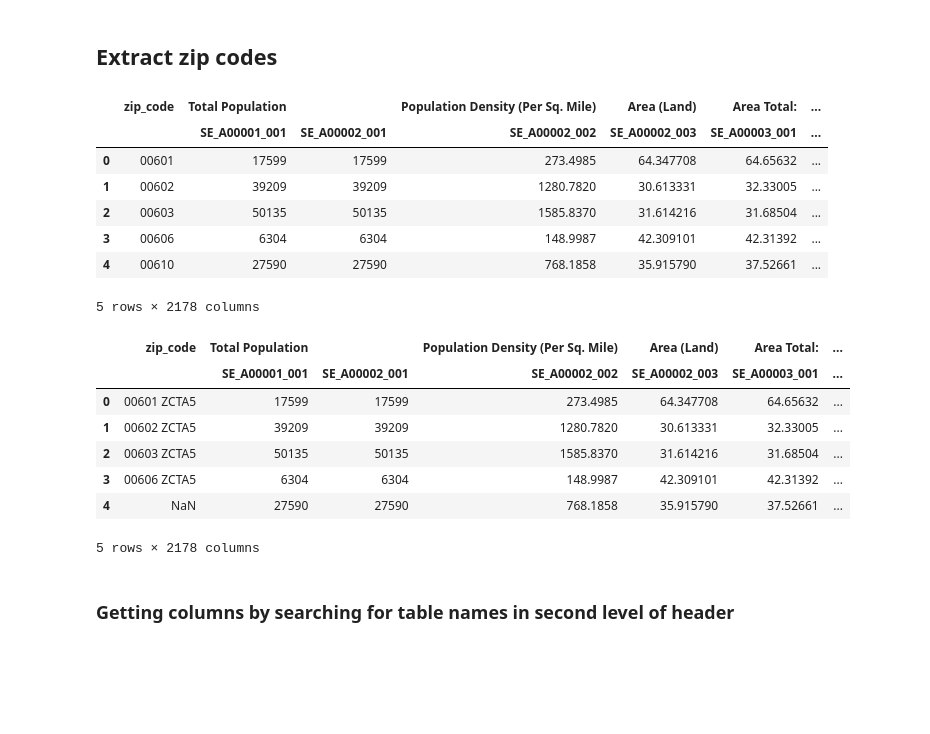
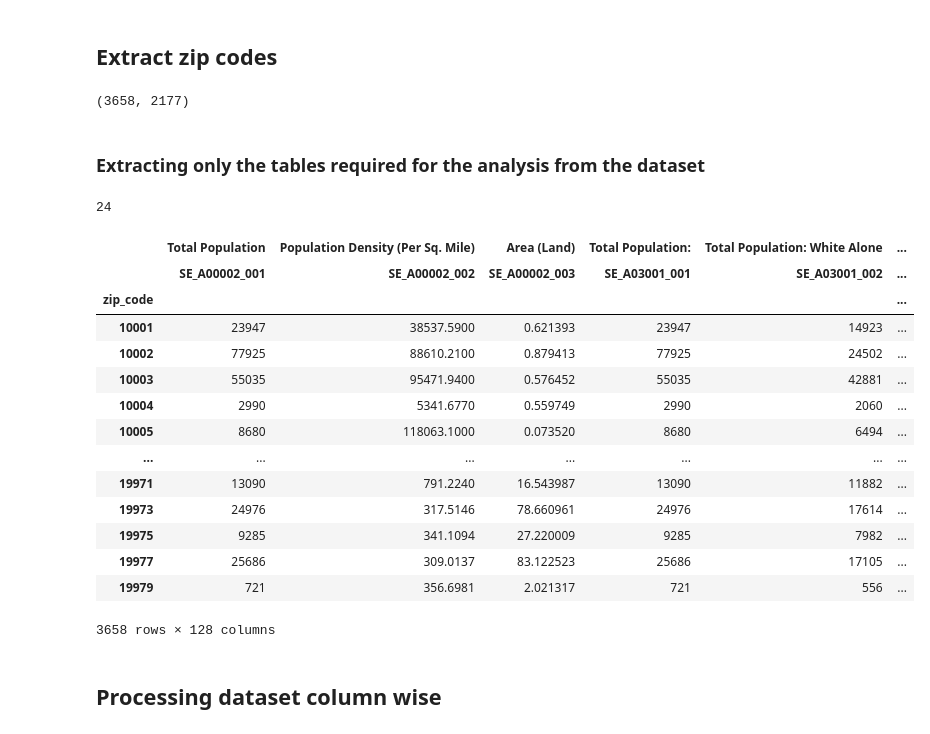
Before and after one commit to mo-vellanki/ist707_team4_acs_poverty_analysis, a Jupyter notebook: team4_analysis.ipynb, the cells around one changed output. Saved outputs shown, nothing was run; the diff lists cells and outputs as text; code cells hidden in the pictures; blank space fills up the shorter version.

Commit message:
Preprocessing dataframe.
Removed columns not needed for analysis.
Added preprocessing for a few columns.

```diff
--- a/team4_analysis.ipynb
+++ b/team4_analysis.ipynb
@@ -36,25 +37,38 @@ df.drop('Name of Area', axis =1, inplace=True)
+# %%
+df = df.loc[pd.to_numeric(df.zip_code).between(10000,20000)] # Filtering rows to limit the data we work on. Selecting group of states starting with 1
+# %%
+df.set_index('zip_code', inplace=True)
+# %%
+df.shape
+# %% [output]
+(3658, 2177)
+# %% [markdown]
+### Extracting only the tables required for the analysis from the dataset
+# %%
+table_names = ["SE_F13004", "SE_A03001", "SE_A10021", "SE_A10027", "SE_A10035", "SE_A12001", "SE_A12003", "SE_A12004", "SE_A12005", "SE_A12006", "SE_A12007", "SE_A12008", "SE_A12009", "SE_A12010", "SE_A12011", "SE_A12012", "SE_A12013", "SE_A12014", "SE_A12015", "SE_A12016", "SE_A12017", "SE_A12018", "SE_A12019", "SE_A00002"]
+len(table_names)
+# %% [output]
+24
+# %%
+matching_columns = [col for col in df.columns.get_level_values(1) if col.startswith(tuple(table_names))]
+df = df.loc[:, df.columns.get_level_values(1).isin(matching_columns)]
 # %%
-df.head()
+df
 # %% [output]
-|  | zip_code | Total Population |  | Population Density (Per Sq. Mile) | Area (Land) | Area Total: | ... |
-|  |  | SE_A00001_001 | SE_A00002_001 | SE_A00002_002 | SE_A00002_003 | SE_A00003_001 | ... |
-| 0 | 00601 | 17599 | 17599 | 273.4985 | 64.347708 | 64.65632 | ... |
-| 1 | 00602 | 39209 | 39209 | 1280.7820 | 30.613331 | 32.33005 | ... |
-| 2 | 00603 | 50135 | 50135 | 1585.8370 | 31.614216 | 31.68504 | ... |
-| 3 | 00606 | 6304 | 6304 | 148.9987 | 42.309101 | 42.31392 | ... |
-| 4 | 00610 | 27590 | 27590 | 768.1858 | 35.915790 | 37.52661 | ... |
+|  | Total Population | Population Density (Per Sq. Mile) | Area (Land) | Total Population: | Total Population: White Alone | ... |
+|  | SE_A00002_001 | SE_A00002_002 | SE_A00002_003 | SE_A03001_001 | SE_A03001_002 | ... |
+| zip_code |  |  |  |  |  | ... |
+| 10001 | 23947 | 38537.5900 | 0.621393 | 23947 | 14923 | ... |
+| 10002 | 77925 | 88610.2100 | 0.879413 | 77925 | 24502 | ... |
+| 10003 | 55035 | 95471.9400 | 0.576452 | 55035 | 42881 | ... |
+| 10004 | 2990 | 5341.6770 | 0.559749 | 2990 | 2060 | ... |
+| 10005 | 8680 | 118063.1000 | 0.073520 | 8680 | 6494 | ... |
+| ... | ... | ... | ... | ... | ... | ... |
+| 19971 | 13090 | 791.2240 | 16.543987 | 13090 | 11882 | ... |
+| 19973 | 24976 | 317.5146 | 78.660961 | 24976 | 17614 | ... |
+| 19975 | 9285 | 341.1094 | 27.220009 | 9285 | 7982 | ... |
+| 19977 | 25686 | 309.0137 | 83.122523 | 25686 | 17105 | ... |
+| 19979 | 721 | 356.6981 | 2.021317 | 721 | 556 | ... |
-5 rows × 2178 columns
+3658 rows × 128 columns
-# %%
-df.drop(df.columns[1], axis = 1, inplace=True)
-df.head()
-# %% [output]
-|  | zip_code | Total Population |  | Population Density (Per Sq. Mile) | Area (Land) | Area Total: | ... |
-|  |  | SE_A00001_001 | SE_A00002_001 | SE_A00002_002 | SE_A00002_003 | SE_A00003_001 | ... |
-| 0 | 00601 ZCTA5 | 17599 | 17599 | 273.4985 | 64.347708 | 64.65632 | ... |
-| 1 | 00602 ZCTA5 | 39209 | 39209 | 1280.7820 | 30.613331 | 32.33005 | ... |
-| 2 | 00603 ZCTA5 | 50135 | 50135 | 1585.8370 | 31.614216 | 31.68504 | ... |
-| 3 | 00606 ZCTA5 | 6304 | 6304 | 148.9987 | 42.309101 | 42.31392 | ... |
-| 4 | NaN | 27590 | 27590 | 768.1858 | 35.915790 | 37.52661 | ... |
-5 rows × 2178 columns
-# %% [markdown]
-### Getting columns by searching for table names in second level of header
+# %% [markdown]
+## Processing dataset column wise
```
Also changed, not shown: parts of 13 cells of this notebook.
